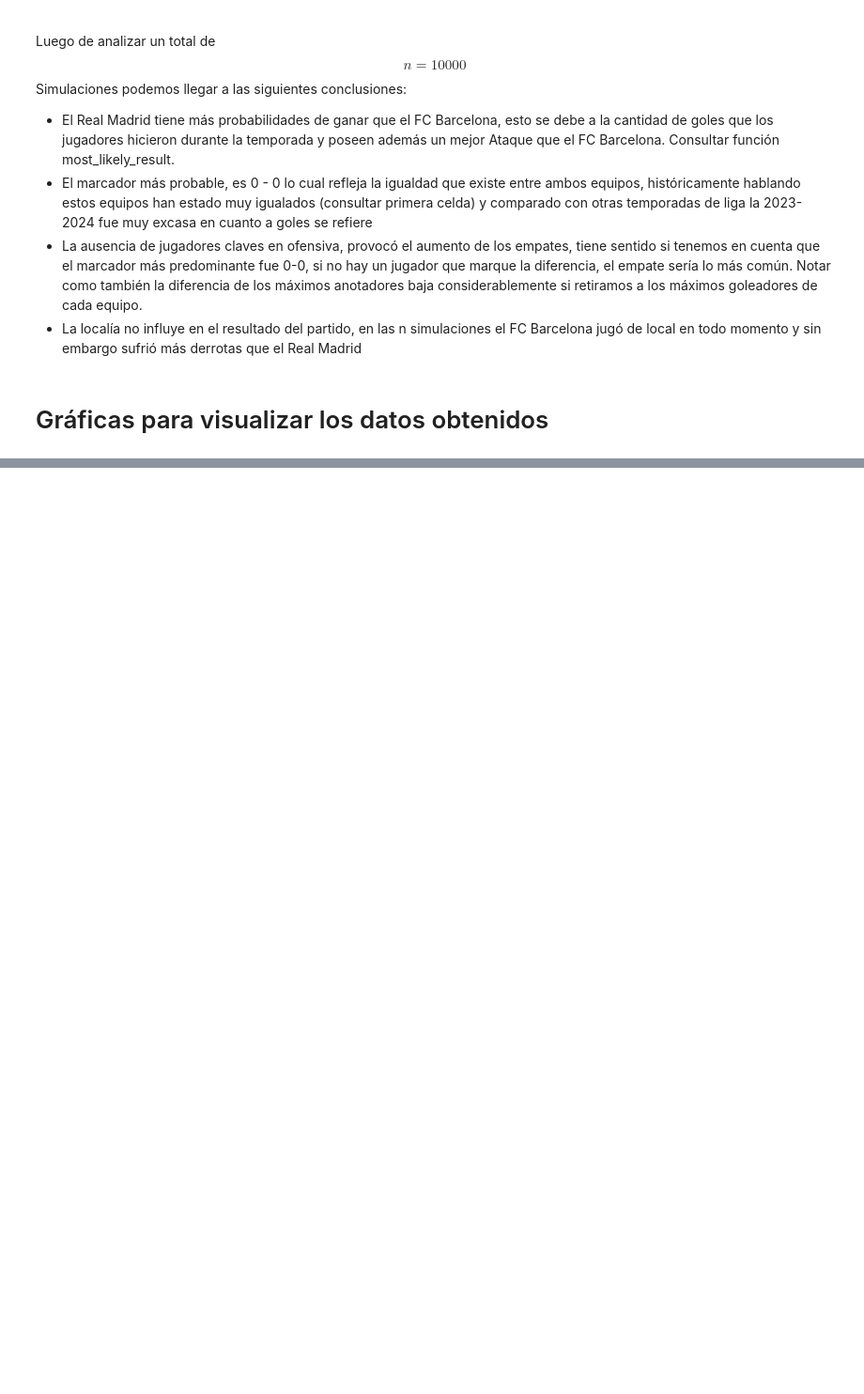
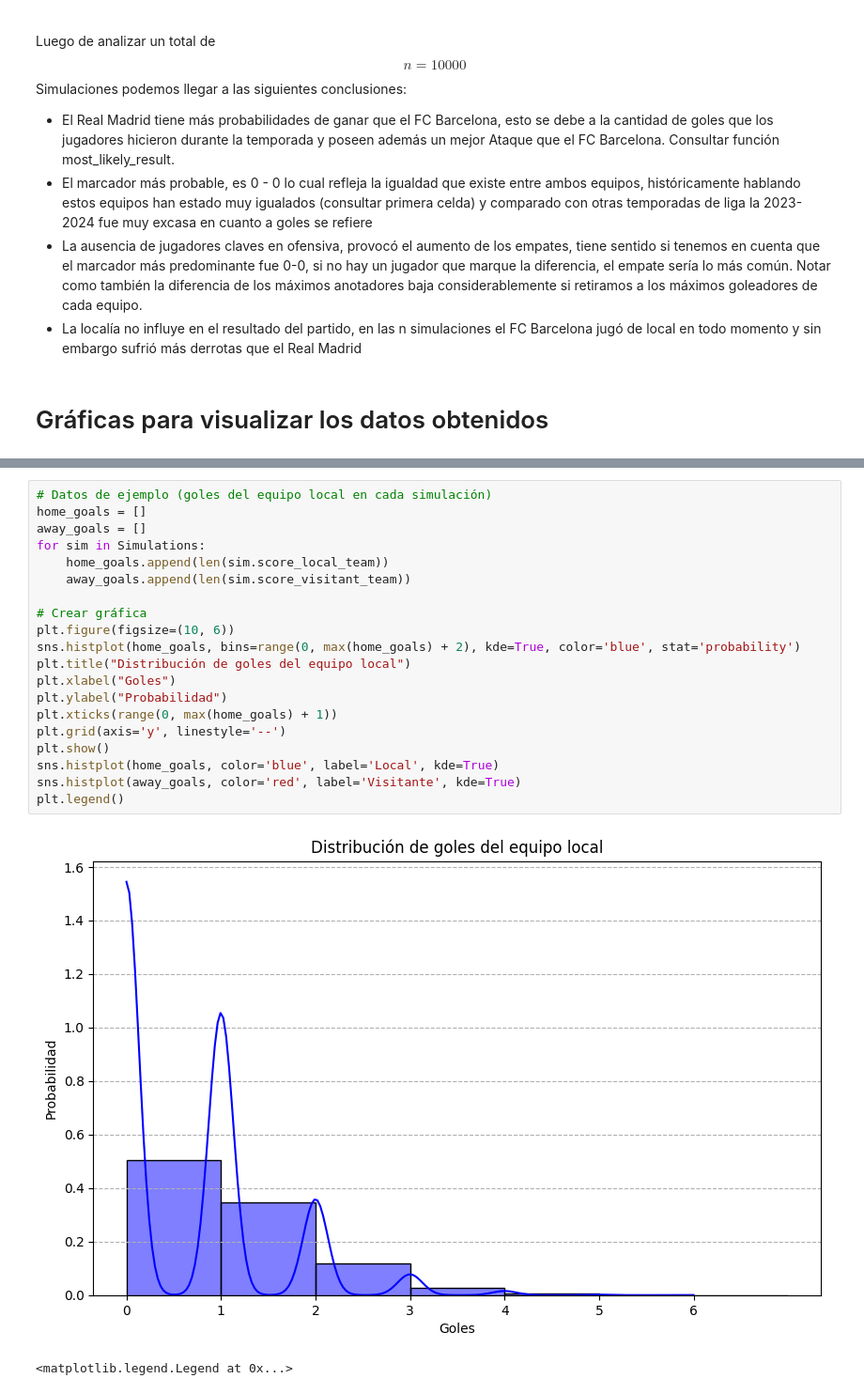
Before and after one commit to josemiley02/Simulation-Sport-Events, a Jupyter notebook: main.ipynb, the cells around one changed output, grey strips where cells are left out. Shown at 94% size. Drawn from its saved outputs; the diff is of its cells as text; blank space fills up the shorter version.

```diff
--- a/main.ipynb
+++ b/main.ipynb
@@ -503,0 +528,23 @@ plt.show()
+# %%
+# Datos de ejemplo (goles del equipo local en cada simulación)
+home_goals = []
+away_goals = []
+for sim in Simulations:
+    home_goals.append(len(sim.score_local_team))
+    away_goals.append(len(sim.score_visitant_team))
+
+# Crear gráfica
+plt.figure(figsize=(10, 6))
+sns.histplot(home_goals, bins=range(0, max(home_goals) + 2), kde=True, color='blue', stat='probability')
+plt.title("Distribución de goles del equipo local")
+plt.xlabel("Goles")
+plt.ylabel("Probabilidad")
+plt.xticks(range(0, max(home_goals) + 1))
+plt.grid(axis='y', linestyle='--')
+plt.show()
+sns.histplot(home_goals, color='blue', label='Local', kde=True)
+sns.histplot(away_goals, color='red', label='Visitante', kde=True)
+plt.legend()
+# %% [output]
+[figure, added]
+<matplotlib.legend.Legend at 0x...>
```
Also changed, not shown: parts of 9 cells of this notebook.
